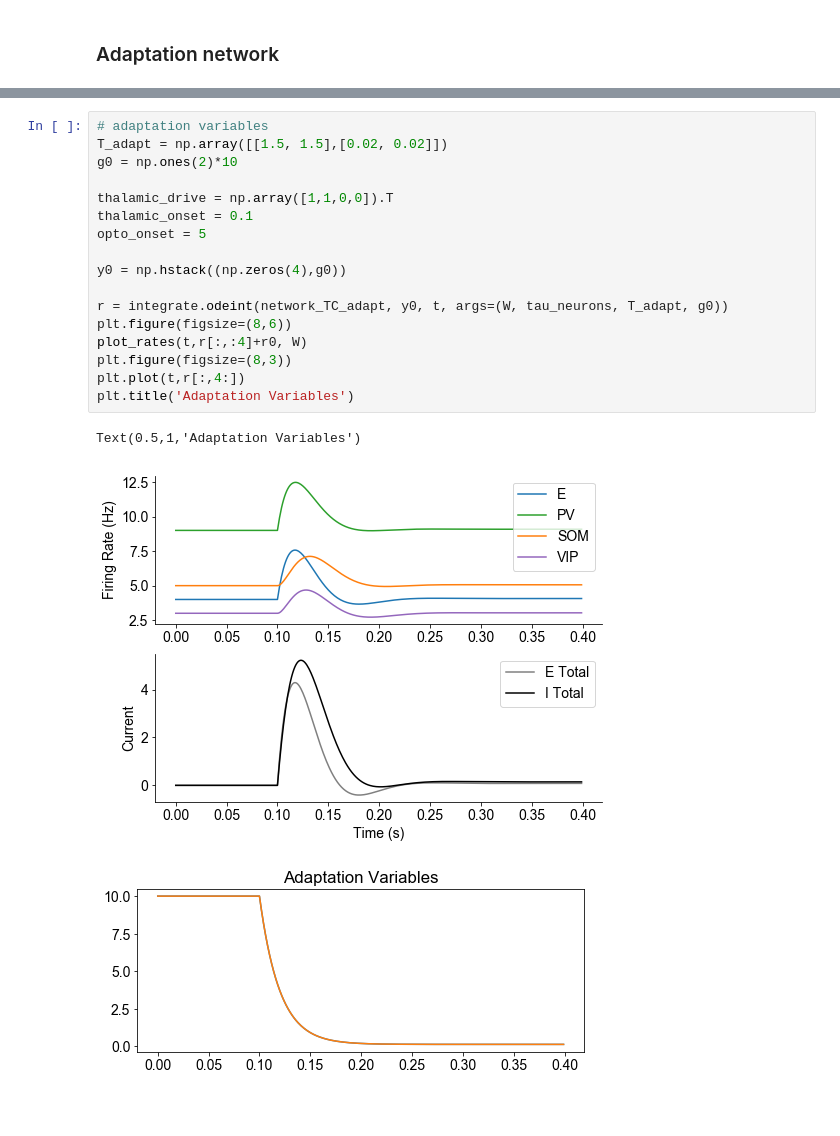
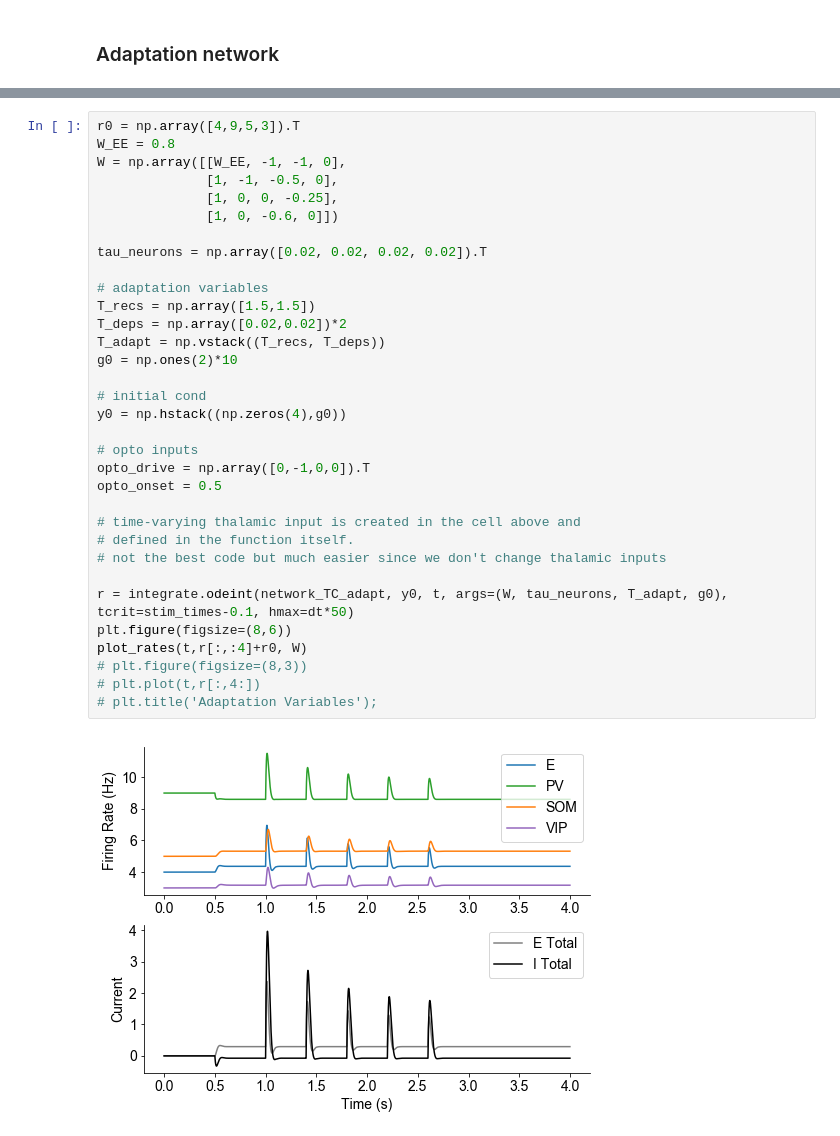
Before and after one commit to rdgao/1E3I, a Jupyter notebook: notebooks/rate_model.ipynb, the cells around one changed output, grey strips where cells are left out. Saved outputs shown, nothing was run; the diff lists cells and outputs as text; blank space fills up the shorter version.

Commit message:
rate_model doing adaptation and showing SSA but in the wrong direction lol

```diff
--- a/notebooks/rate_model.ipynb
+++ b/notebooks/rate_model.ipynb
@@ -133,21 +172,35 @@ plot_rates(t,r+r0, W)
 # %%
+r0 = np.array([4,9,5,3]).T
+W_EE = 0.8
+W = np.array([[W_EE, -1, -1, 0],
+              [1, -1, -0.5, 0],
+              [1, 0, 0, -0.25],
+              [1, 0, -0.6, 0]])
+
+tau_neurons = np.array([0.02, 0.02, 0.02, 0.02]).T
+
 # adaptation variables
-T_adapt = np.array([[1.5, 1.5],[0.02, 0.02]])
+T_recs = np.array([1.5,1.5])
+T_deps = np.array([0.02,0.02])*2
+T_adapt = np.vstack((T_recs, T_deps))
 g0 = np.ones(2)*10
 
-thalamic_drive = np.array([1,1,0,0]).T
-thalamic_onset = 0.1
-opto_onset = 5
-
+# initial cond
 y0 = np.hstack((np.zeros(4),g0))
 
-r = integrate.odeint(network_TC_adapt, y0, t, args=(W, tau_neurons, T_adapt, g0))
+# opto inputs
+opto_drive = np.array([0,-1,0,0]).T
+opto_onset = 0.5
+
+# time-varying thalamic input is created in the cell above and
+# defined in the function itself.
+# not the best code but much easier since we don't change thalamic inputs
+
+r = integrate.odeint(network_TC_adapt, y0, t, args=(W, tau_neurons, T_adapt, g0), tcrit=stim_times-0.1, hmax=dt*50)
 plt.figure(figsize=(8,6))
 plot_rates(t,r[:,:4]+r0, W)
-plt.figure(figsize=(8,3))
-plt.plot(t,r[:,4:])
-plt.title('Adaptation Variables')
+# plt.figure(figsize=(8,3))
+# plt.plot(t,r[:,4:])
+# plt.title('Adaptation Variables');
 # %% [output]
-Text(0.5,1,'Adaptation Variables')
-[figure, old version]
+[figure, new version]
-[figure, removed]
```
Also changed, not shown: parts of 6 cells of this notebook.
